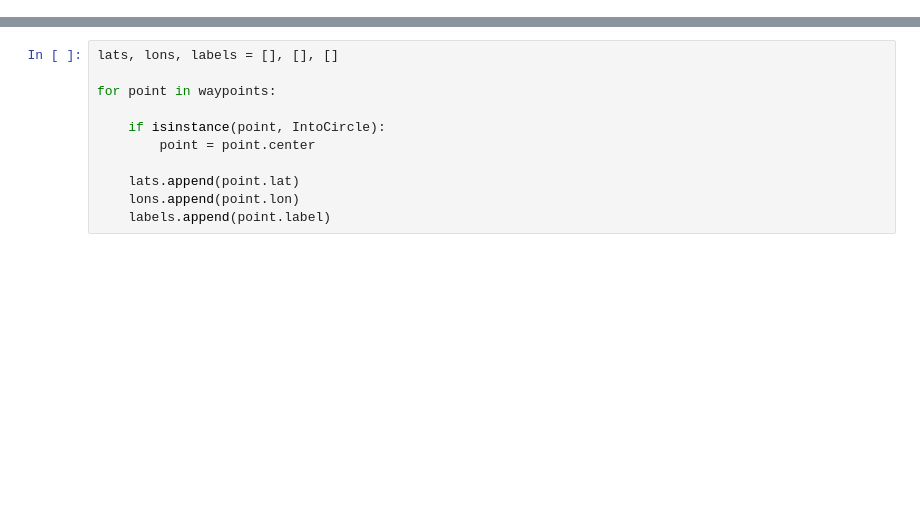
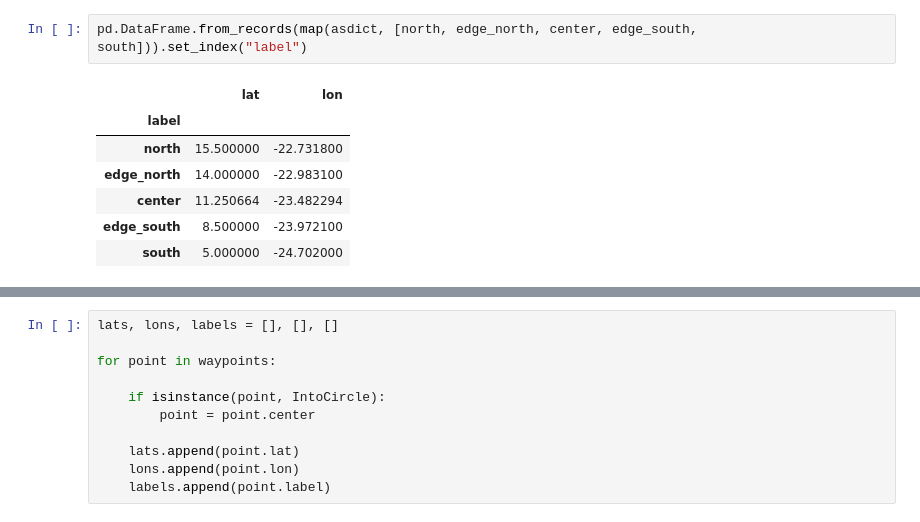
Before and after one commit to orcestra-campaign/flightplanning, a Jupyter notebook: notebooks/FlightPlan_HALO-20240811a.ipynb, the cells around one changed output, grey strips where cells are left out. Cells and saved outputs as stored; diff of their text form; blank space fills up the shorter version.

```diff
--- a/notebooks/FlightPlan_HALO-20240811a.ipynb
+++ b/notebooks/FlightPlan_HALO-20240811a.ipynb
@@ -104,3 +125,13 @@ fp.plot_path(path, ax, color="C1")
+# %%
+pd.DataFrame.from_records(map(asdict, [north, edge_north, center, edge_south, south])).set_index("label")
+# %% [output]
+|  | lat | lon |
+| label |  |  |
+| north | 15.500000 | -22.731800 |
+| edge_north | 14.000000 | -22.983100 |
+| center | 11.250664 | -23.482294 |
+| edge_south | 8.500000 | -23.972100 |
+| south | 5.000000 | -24.702000 |
 # %%
 find_ec_lon(1.5, ec_lons, ec_lats)
 # %% [output]
```
Also changed, not shown: parts of 15 cells of this notebook.
